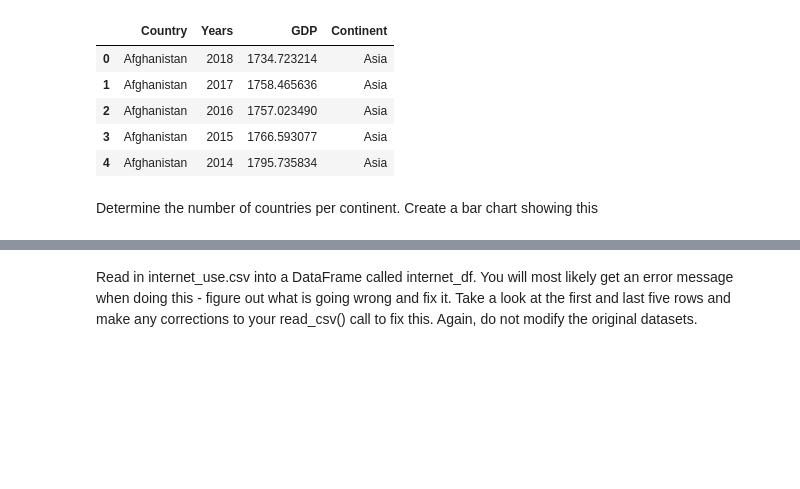
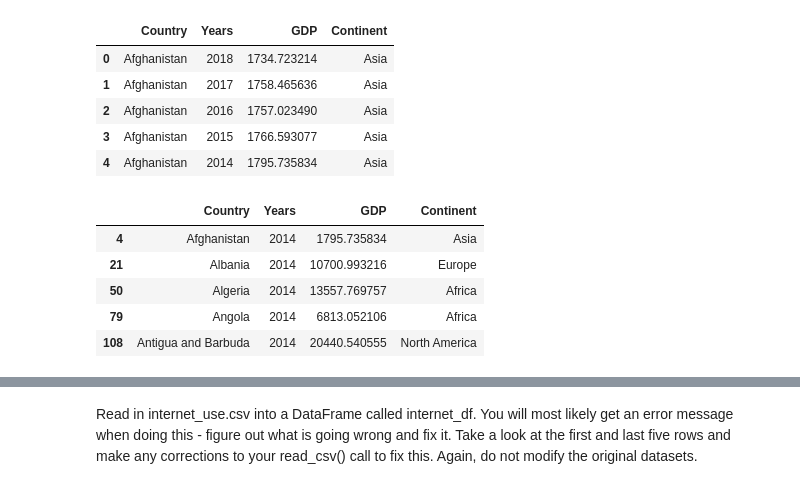
Before and after one commit to nss-data-science-cohort-4/dq1-undata-matthgray, a Jupyter notebook: un_data.ipynb, the cells around one changed output, grey strips where cells are left out. Cells and saved outputs as stored; diff of their text form; code cells hidden in the pictures; blank space fills up the shorter version.

```diff
--- a/un_data.ipynb
+++ b/un_data.ipynb
@@ -360,6 +398,3 @@ gdp_df.head()
 | 2 | Afghanistan | 2016 | 1757.023490 | Asia |
 | 3 | Afghanistan | 2015 | 1766.593077 | Asia |
 | 4 | Afghanistan | 2014 | 1795.735834 | Asia |
-# %% [markdown]
-Determine the number of countries per continent. Create a bar chart
-showing this
@@ -365,0 +403,9 @@ showing this
+# %%
+gdp_con_2014.head()
+# %% [output]
+|  | Country | Years | GDP | Continent |
+| 4 | Afghanistan | 2014 | 1795.735834 | Asia |
+| 21 | Albania | 2014 | 10700.993216 | Europe |
+| 50 | Algeria | 2014 | 13557.769757 | Africa |
+| 79 | Angola | 2014 | 6813.052106 | Africa |
+| 108 | Antigua and Barbuda | 2014 | 20440.540555 | North America |
```
Also changed, not shown: parts of 23 cells of this notebook.
